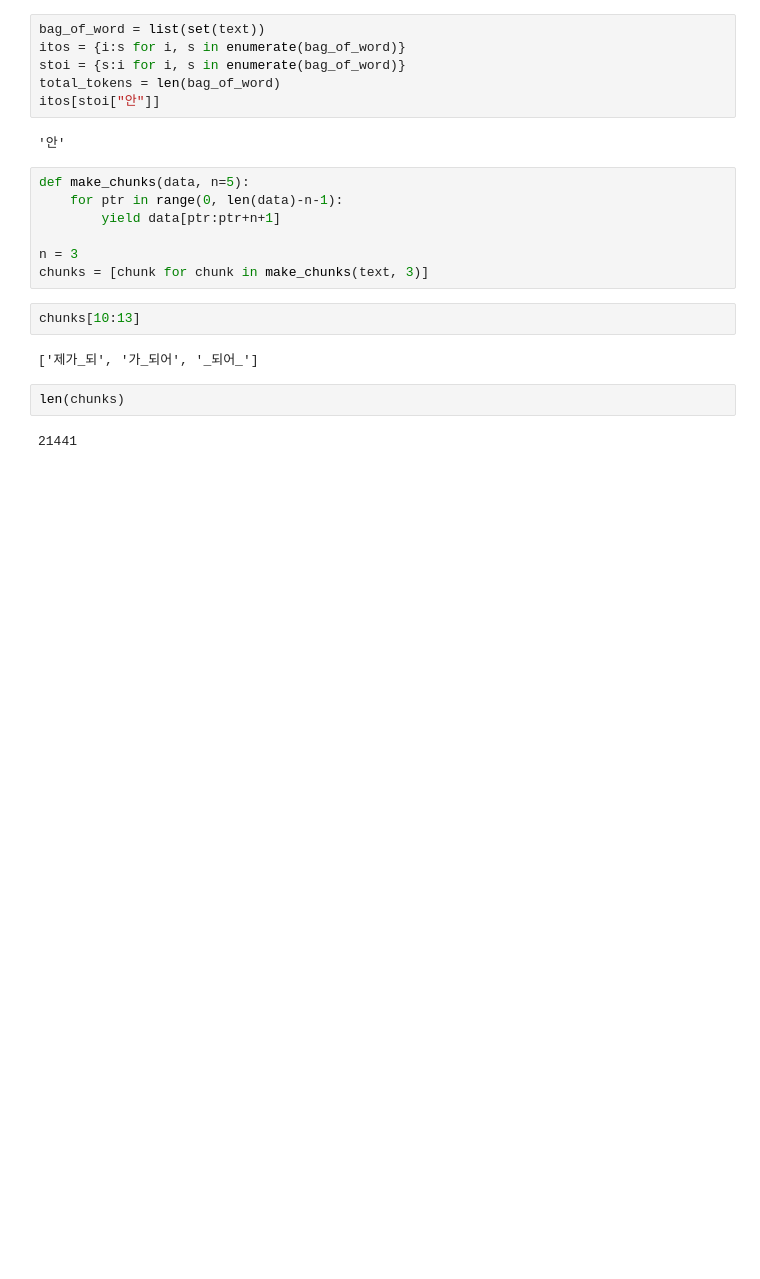
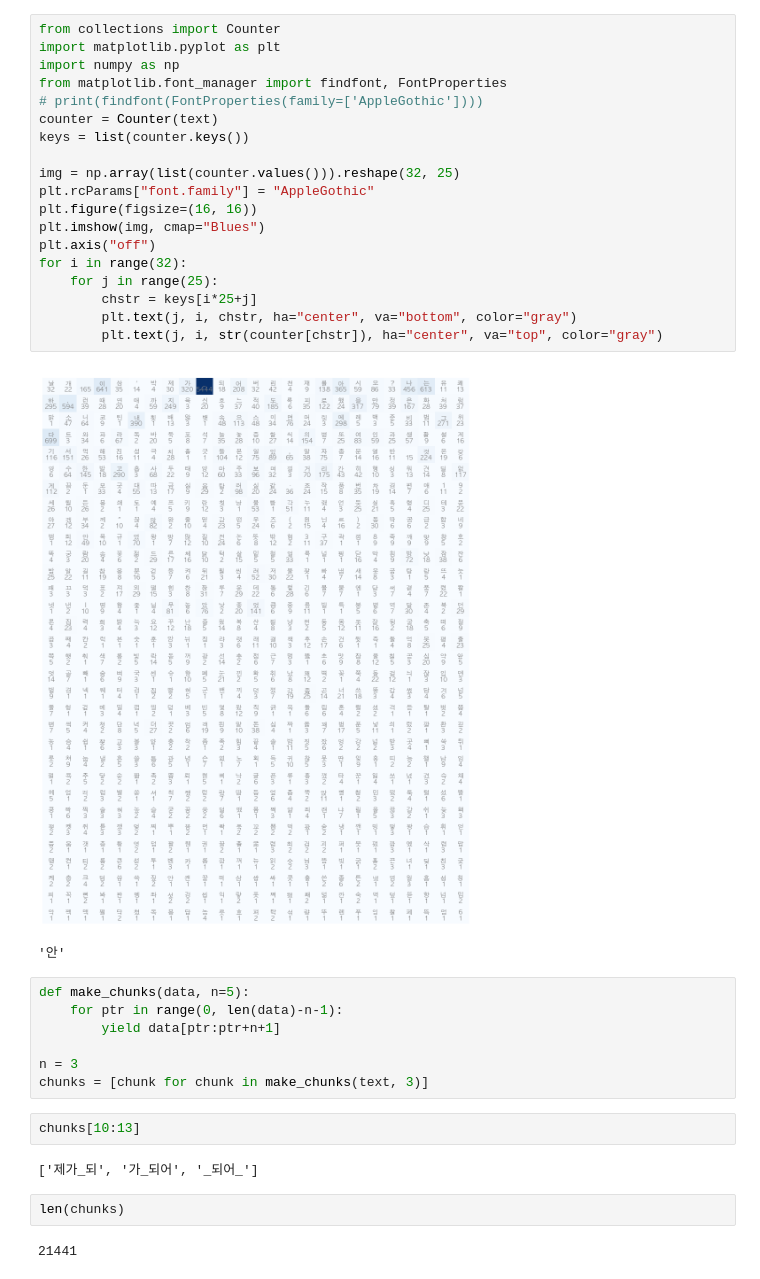
Before and after one commit to yoonhero/sig_archive, a Jupyter notebook: semester2_w02/ngram.ipynb, the cells around one changed output. Saved outputs shown, nothing was run; the diff lists cells and outputs as text; blank space fills up the shorter version.

```diff
--- a/semester2_w02/ngram.ipynb
+++ b/semester2_w02/ngram.ipynb
@@ -15,9 +23,25 @@ len(text)/len(set(text))
+# %%
+from collections import Counter
+import matplotlib.pyplot as plt
+import numpy as np
+from matplotlib.font_manager import findfont, FontProperties
+# print(findfont(FontProperties(family=['AppleGothic'])))
+counter = Counter(text)
+keys = list(counter.keys())
+
+img = np.array(list(counter.values())).reshape(32, 25)
+plt.rcParams["font.family"] = "AppleGothic"
+plt.figure(figsize=(16, 16))
+plt.imshow(img, cmap="Blues")
+plt.axis("off")
+for i in range(32):
+    for j in range(25):
+        chstr = keys[i*25+j]
+        plt.text(j, i, chstr, ha="center", va="bottom", color="gray")
+        plt.text(j, i, str(counter[chstr]), ha="center", va="top", color="gray")
+# %% [output]
+[figure, added]
 # %%
-bag_of_word = list(set(text))
-itos = {i:s for i, s in enumerate(bag_of_word)}
-stoi = {s:i for i, s in enumerate(bag_of_word)}
-total_tokens = len(bag_of_word)
-itos[stoi["안"]]
 # %% [output]
 '안'
 # %%
```
Also changed, not shown: parts of 13 cells of this notebook, 2 other files.
